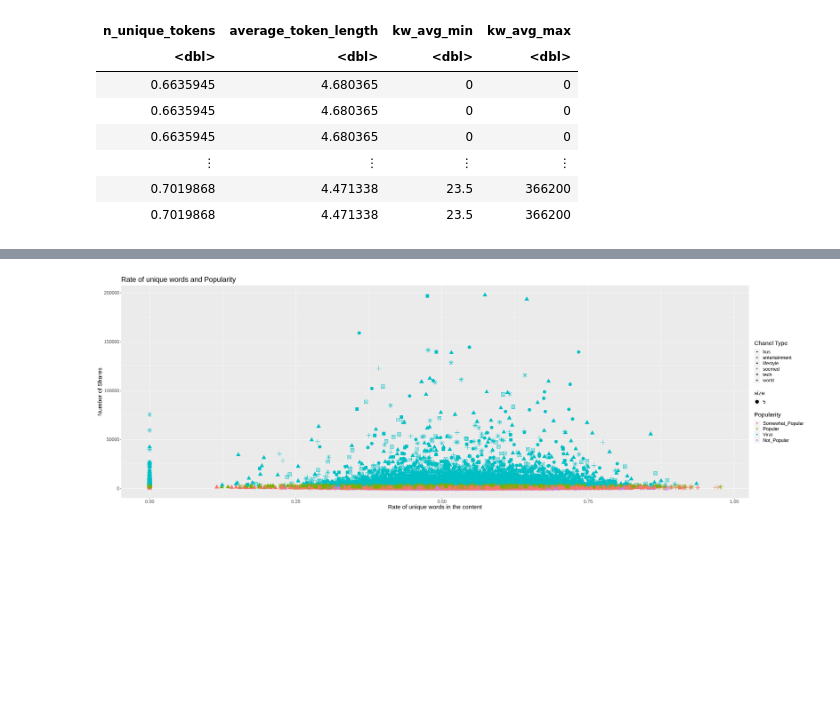
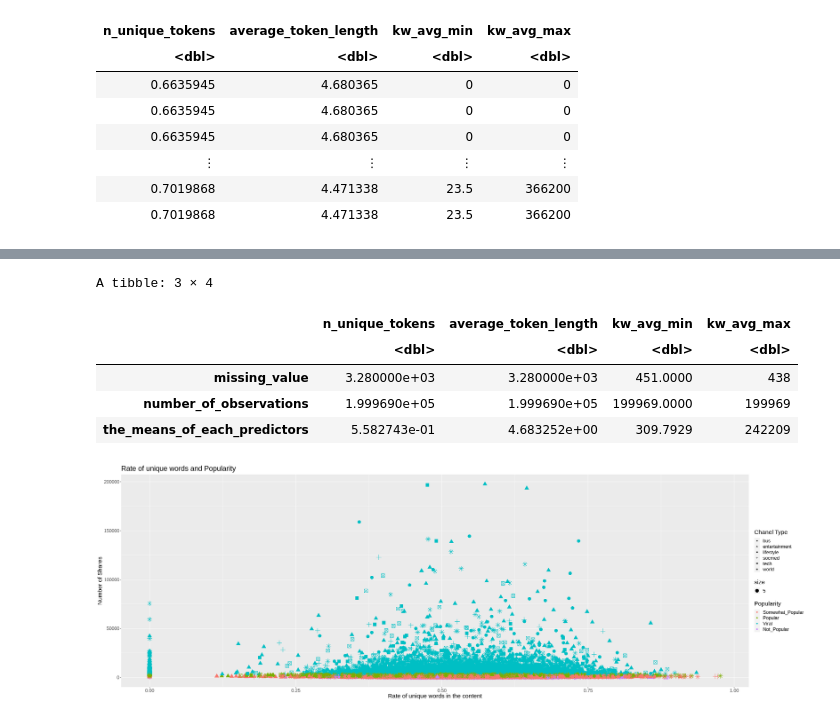
Before and after one commit to nkoda/DSCI100Project, a Jupyter notebook: proposal.ipynb, the cells around one changed output, grey strips where cells are left out. Saved outputs shown, nothing was run; the diff lists cells and outputs as text; code cells hidden in the pictures; blank space fills up the shorter version.

```diff
--- a/proposal.ipynb
+++ b/proposal.ipynb
@@ -201,24 +200,24 @@ A tibble: 203249 × 4
 | 0.7019868 | 4.471338 | 23.5 | 366200 |
 | 0.7019868 | 4.471338 | 23.5 | 366200 |
 # %%
-# report <- tibble(n_unique_tokens = length(training_report$n_unique_tokens[training_report$n_unique_tokens == 0]),
-#             average_token_length = length(training_report$average_token_length[training_report$n_unique_tokens == 0]),
-#             kw_avg_min = length(training_report$kw_avg_min[training_report$kw_avg_min == 0]),
-#             kw_avg_max = length(training_report$kw_avg_max[training_report$kw_avg_max ==0])) %>%
-#     add_row(n_unique_tokens = 203249 - max(report[1,]),
-#             average_token_length = 203249 - max(report[1,]),
-#             kw_avg_min = 203249 - max(report[1,]),
-#             kw_avg_max = 203249 - max(report[1,]))
+report <- tibble(n_unique_tokens = length(training_report$n_unique_tokens[training_report$n_unique_tokens == 0]),
+            average_token_length = length(training_report$average_token_length[training_report$n_unique_tokens == 0]),
+            kw_avg_min = length(training_report$kw_avg_min[training_report$kw_avg_min == 0]),
+            kw_avg_max = length(training_report$kw_avg_max[training_report$kw_avg_max ==0]))
+report <- report %>%
+        add_row(n_unique_tokens = 203249 - max(report[1,]),
+            average_token_length = 203249 - max(report[1,]),
+            kw_avg_min = 203249 - max(report[1,]),
+            kw_avg_max = 203249 - max(report[1,]))
+#setting all the zeros to NA
+training_report[,1:4][training_report[,1:4] == 0] = NA
 
-# #setting all the zeros to NA
-# training_report[,1:4][training_report[,1:4] == 0] = NA
+report <- report %>%
+    add_row(n_unique_tokens = mean(training_report$n_unique_tokens, na.rm = TRUE),
+            average_token_length = mean(training_report$average_token_length, na.rm = TRUE),
+           kw_avg_min = mean(training_report$kw_avg_min, na.rm = TRUE),
+           kw_avg_max = mean(training_report$kw_avg_max, na.rm = TRUE))
 
-# report <- report %>%
-#     add_row(n_unique_tokens = mean(training_report$n_unique_tokens, na.rm = TRUE),
-#             average_token_length = mean(training_report$average_token_length, na.rm = TRUE),
-#            kw_avg_min = mean(training_report$kw_avg_min, na.rm = TRUE),
-#            kw_avg_max = mean(training_report$kw_avg_max, na.rm = TRUE))
-
-# row.names(report) = c("missing_value", "number_of_observations", "the_means_of_each_predictors")
-# report
+row.names(report) = c("missing_value", "number_of_observations", "the_means_of_each_predictors")
+report
 # %% [output]
@@ -226,3 +226,9 @@ ERROR: Error in eval_tidy(xs[[j]], mask): object 'report' not found
+A tibble: 3 × 4
+|  | n_unique_tokens | average_token_length | kw_avg_min | kw_avg_max |
+|  | <dbl> | <dbl> | <dbl> | <dbl> |
+| missing_value | 3.280000e+03 | 3.280000e+03 | 451.0000 | 438 |
+| number_of_observations | 1.999690e+05 | 1.999690e+05 | 199969.0000 | 199969 |
+| the_means_of_each_predictors | 5.582743e-01 | 4.683252e+00 | 309.7929 | 242209 |
 # %%
 pltN_unique = training_set %>%
             filter(n_unique_tokens < 100) %>%
```
Also changed, not shown: parts of 14 cells of this notebook.
